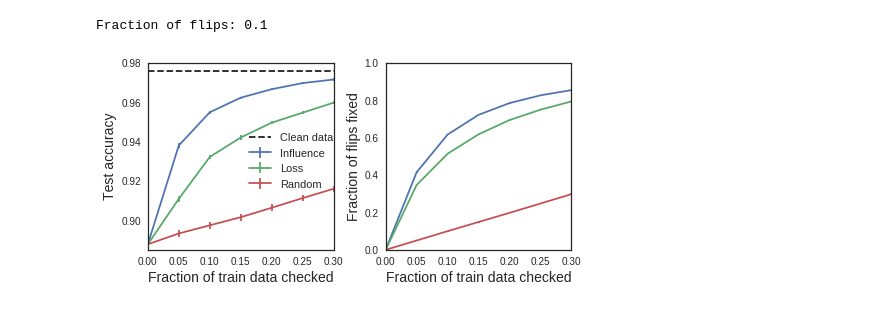
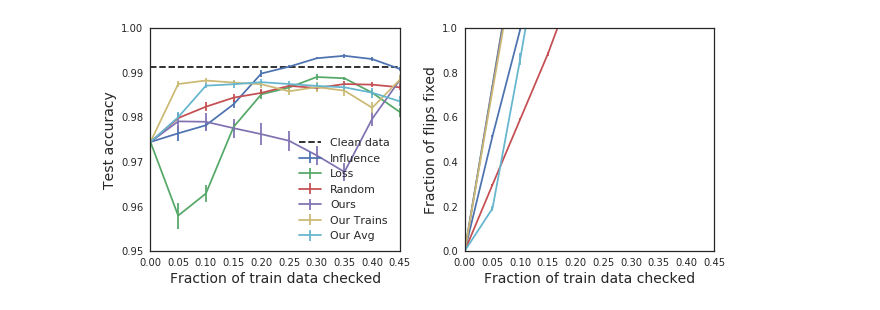
Before and after one commit to wnstlr/influence-release, a Jupyter notebook: scripts/input_checking_ours.ipynb, the cells around one changed output. Cells and saved outputs as stored; diff of their text form; code cells hidden in the pictures.

```diff
--- a/scripts/input_checking_ours.ipynb
+++ b/scripts/input_checking_ours.ipynb
@@ -25,6 +28,7 @@ fixed_loss_results = f['fixed_loss_results']
 fixed_random_results = f['fixed_random_results']
 fixed_ours_results = f['fixed_ours_results']
 fixed_ours_train_results = f['fixed_ours_train_results']
+fixed_ours_avg_results = f['fixed_ours_avg_results']
 # %%
 sns.set_style('white')
 fontsize=14
@@ -32,8 +36,8 @@ fontsize=14
 x = np.arange(0, 0.5, 0.05)
 metric_idx = 0
 
-fig, axs = plt.subplots(1,2, figsize=(7, 3.5))
-num_train_samples = 11894
+fig, axs = plt.subplots(1,2, figsize=(9, 4))
+num_train_examples = 2000
 num_flips = int(num_train_examples / 20) * (7 + 1)
 
 flip_mean = np.mean(flipped_results, axis=0)
@@ -45,39 +49,40 @@ for ax, metric_idx in zip(axs, [2, 0]):
         (fixed_loss_results, 'Loss'),
         (fixed_random_results, 'Random'),
         (fixed_ours_results, 'Ours'),
-        (fixed_ours_train_results, 'Our Trains')]:
+        (fixed_ours_train_results, 'Our Trains'),
+        (fixed_ours_avg_results, 'Our Avg')]:
 
         mean = np.mean(results, axis=1)[:, metric_idx]
-        error = np.std(results, axis=1)[:, metric_idx]
+        error = np.std(results, axis=1)[:, metric_idx] / np.sqrt(results.shape[1])
         mean = np.insert(mean, 0, flip_mean[metric_idx])
         error = np.insert(error, 0, flip_error[metric_idx])
 
         if metric_idx == 0:
             # proportion of fixed
             mean /= num_flips
             error /= num_flips
 
         ax.errorbar(x, mean, error, label=label)
         ax.set_xlim((0, 0.45))
         ax.set_xticks(x)
         ax.set_xlabel('Fraction of train data checked', fontsize=fontsize)
 
     if metric_idx > 0:
         ax.plot(
             x,
             [orig_results[metric_idx - 1]] * len(x),
             '--',
             color='k',
             label='Clean data')
         ax.legend(loc='best', fontsize=fontsize-3)
-        #ax.set_ylim((0.885, 0.98))
+        ax.set_ylim((0.95, 1))
         ax.set_ylabel('Test accuracy', fontsize=fontsize)
     else:
         ax.set_ylim((0, 1))
         ax.set_ylabel('Fraction of flips fixed', fontsize=fontsize)
+plt.tight_layout()
 # %% [output]
-Fraction of flips: 0.1
-[figure, old version]
+[figure, new version]
 # %%
 flip_mean = np.mean(flipped_results, axis=1)
 flip_error = np.std(flipped_results, axis=1) / np.sqrt(flipped_results.shape[1])
```
Also changed, not shown: parts of 1 cell of this notebook, 2 other files.
